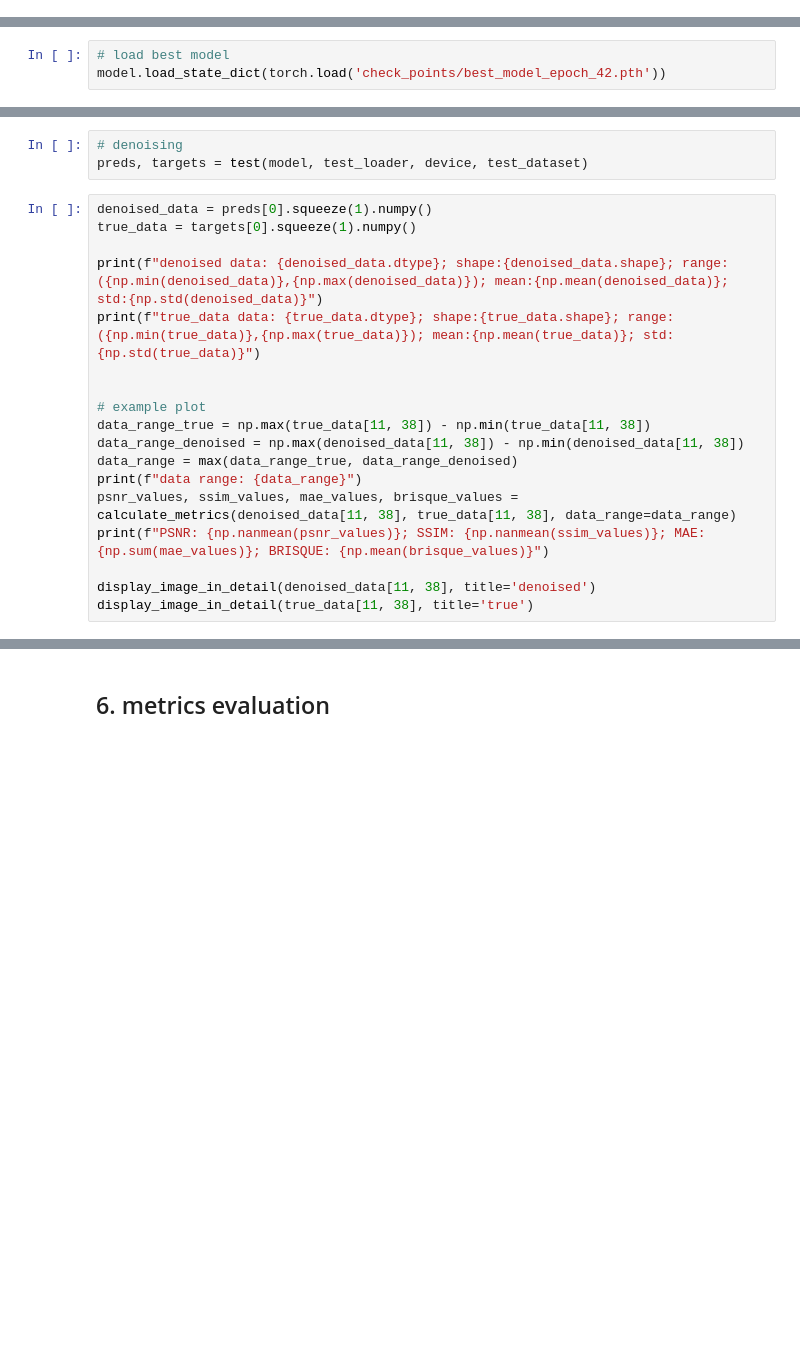
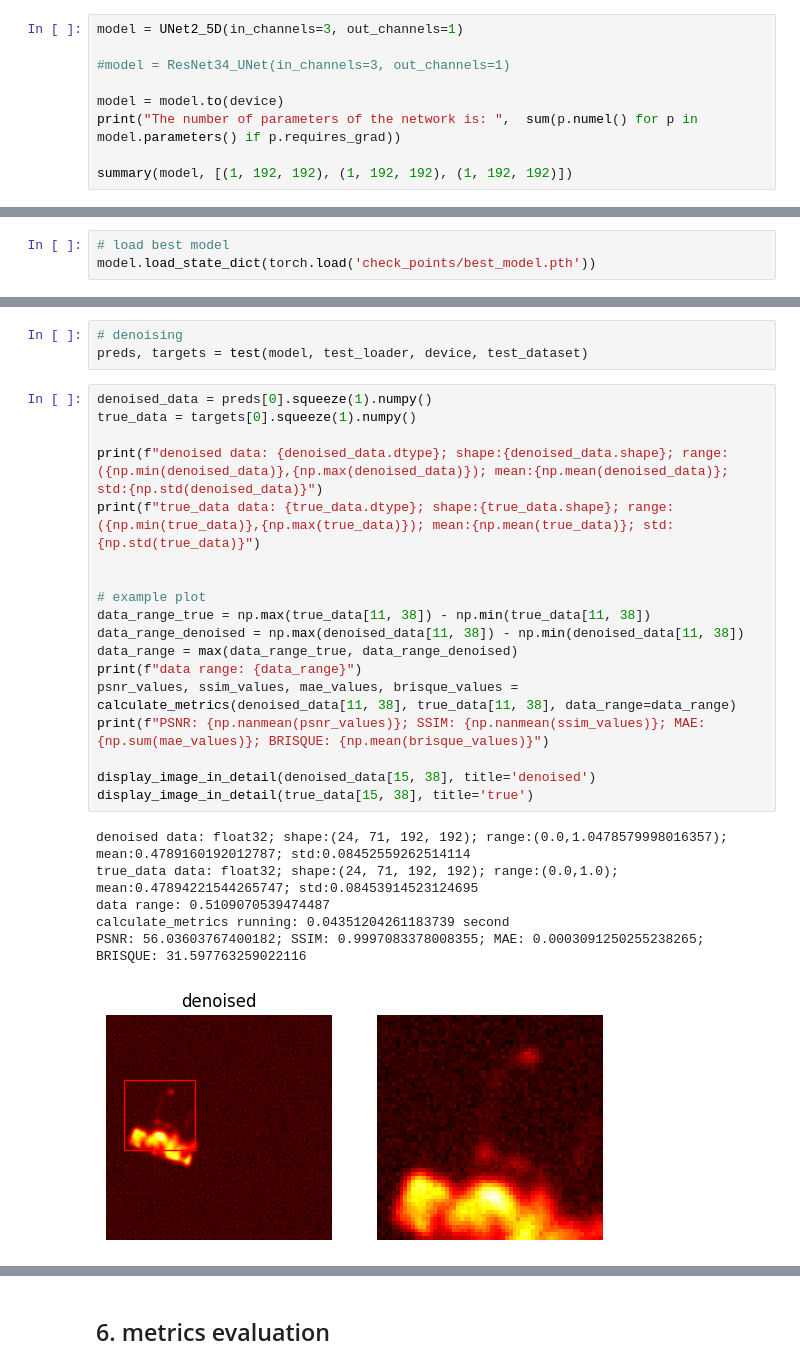
Before and after one commit to yoko19191/cardiac-dynamic-pet-denoising, a Jupyter notebook: 2_noise-as-clean.ipynb, the cells around one changed output, grey strips where cells are left out. Cells and saved outputs as stored; diff of their text form; blank space fills up the shorter version.

Commit message:
update model

```diff
--- a/2_noise-as-clean.ipynb
+++ b/2_noise-as-clean.ipynb
@@ -78,0 +70,9 @@ dot.view()
+# %%
+model = UNet2_5D(in_channels=3, out_channels=1)
+
+#model = ResNet34_UNet(in_channels=3, out_channels=1)
+
+model = model.to(device)
+print("The number of parameters of the network is: ",  sum(p.numel() for p in model.parameters() if p.requires_grad))
+
+summary(model, [(1, 192, 192), (1, 192, 192), (1, 192, 192)])
@@ -382,4 +455,4 @@ trained_model = train_and_evaluate(model, train_loader, val_loader, criterion, o
 ## 5. process denoising
 # %%
 # load best model
-model.load_state_dict(torch.load('check_points/best_model_epoch_42.pth'))
+model.load_state_dict(torch.load('check_points/best_model.pth'))
@@ -389,18 +464,25 @@ preds, targets = test(model, test_loader, device, test_dataset)
 # %%
 denoised_data = preds[0].squeeze(1).numpy()
 true_data = targets[0].squeeze(1).numpy()
 
 print(f"denoised data: {denoised_data.dtype}; shape:{denoised_data.shape}; range:({np.min(denoised_data)},{np.max(denoised_data)}); mean:{np.mean(denoised_data)}; std:{np.std(denoised_data)}")
 print(f"true_data data: {true_data.dtype}; shape:{true_data.shape}; range:({np.min(true_data)},{np.max(true_data)}); mean:{np.mean(true_data)}; std:{np.std(true_data)}")
 
 
 # example plot
 data_range_true = np.max(true_data[11, 38]) - np.min(true_data[11, 38])
 data_range_denoised = np.max(denoised_data[11, 38]) - np.min(denoised_data[11, 38])
 data_range = max(data_range_true, data_range_denoised)
 print(f"data range: {data_range}")
 psnr_values, ssim_values, mae_values, brisque_values = calculate_metrics(denoised_data[11, 38], true_data[11, 38], data_range=data_range)
 print(f"PSNR: {np.nanmean(psnr_values)}; SSIM: {np.nanmean(ssim_values)}; MAE: {np.sum(mae_values)}; BRISQUE: {np.mean(brisque_values)}")
 
-display_image_in_detail(denoised_data[11, 38], title='denoised')
-display_image_in_detail(true_data[11, 38], title='true')
+display_image_in_detail(denoised_data[15, 38], title='denoised')
+display_image_in_detail(true_data[15, 38], title='true')
+# %% [output]
+denoised data: float32; shape:(24, 71, 192, 192); range:(0.0,1.0478579998016357); mean:0.4789160192012787; std:0.08452559262514114
+true_data data: float32; shape:(24, 71, 192, 192); range:(0.0,1.0); mean:0.47894221544265747; std:0.08453914523124695
+data range: 0.5109070539474487
+calculate_metrics running: 0.04351204261183739 second
+PSNR: 56.03603767400182; SSIM: 0.9997083378008355; MAE: 0.0003091250255238265; BRISQUE: 31.597763259022116
+[figure, added]
```
Also changed, not shown: parts of 13 cells of this notebook, 4 other files.
